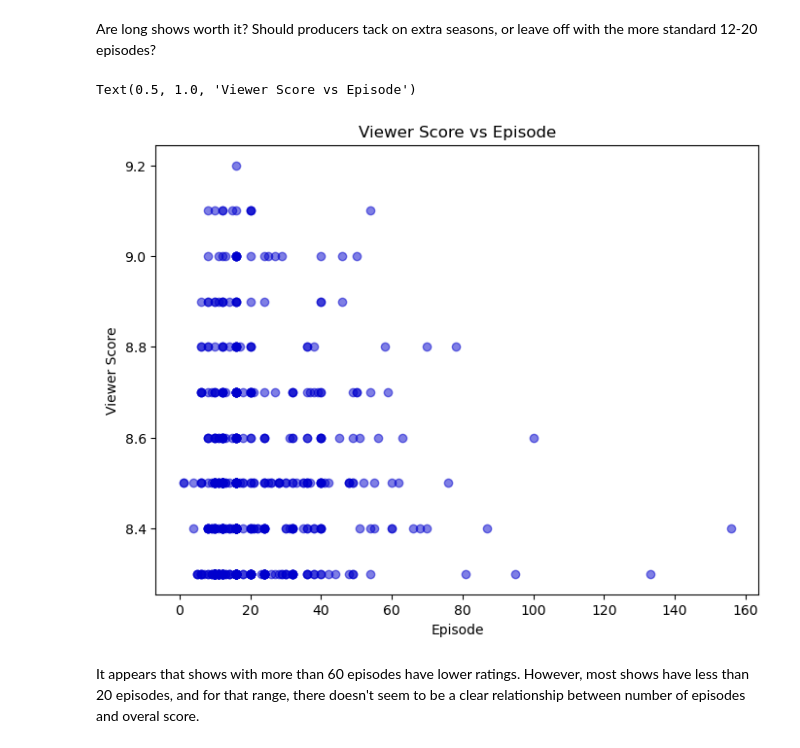
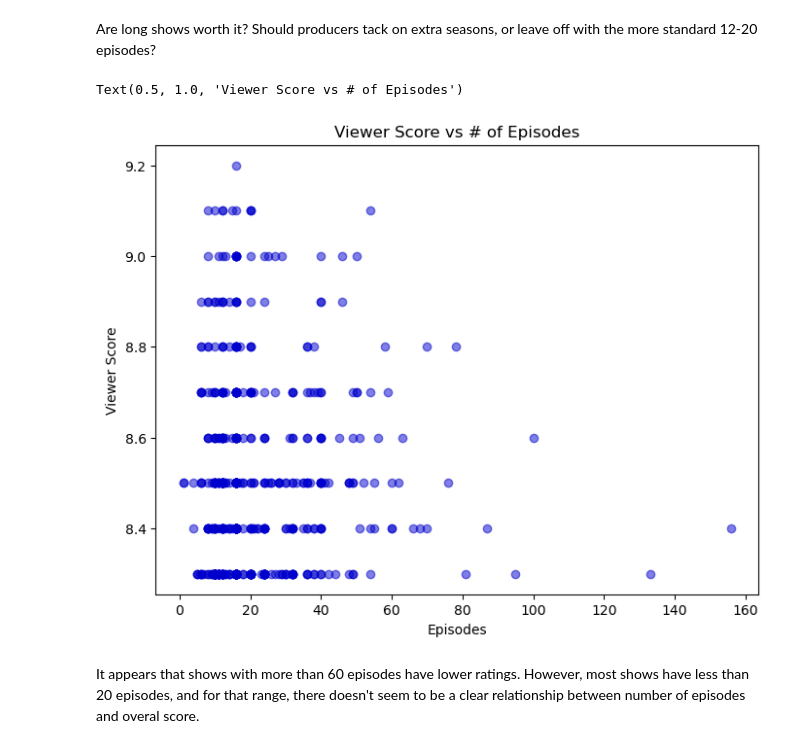
Before and after one commit to camilla47/KoreanDramaRankings, a Jupyter notebook: code/eda.ipynb, the cells around one changed output. Saved outputs shown, nothing was run; the diff lists cells and outputs as text; code cells hidden in the pictures.

Commit message:
updates to eda graphics

```diff
--- a/code/eda.ipynb
+++ b/code/eda.ipynb
@@ -106,14 +106,14 @@ Are long shows worth it? Should producers tack on extra seasons, or leave off wi
 # %%
 plt.figure(figsize=(8, 6))
 plt.scatter(df['episodes'], df['viewer_score'], color='mediumblue', alpha=0.5)
 
 # Labeling axes and title
-plt.xlabel('Episode')
+plt.xlabel('Episodes')
 plt.ylabel('Viewer Score')
-plt.title('Viewer Score vs Episode')
+plt.title('Viewer Score vs # of Episodes')
 # %% [output]
-Text(0.5, 1.0, 'Viewer Score vs Episode')
+Text(0.5, 1.0, 'Viewer Score vs # of Episodes')
-[figure, old version]
+[figure, new version]
 # %% [markdown]
 It appears that shows with more than 60 episodes have lower ratings. However, most shows have less than 20 episodes, and for that range, there doesn't seem to be a clear relationship between number of episodes and overal score.
 # %% [markdown]
```
